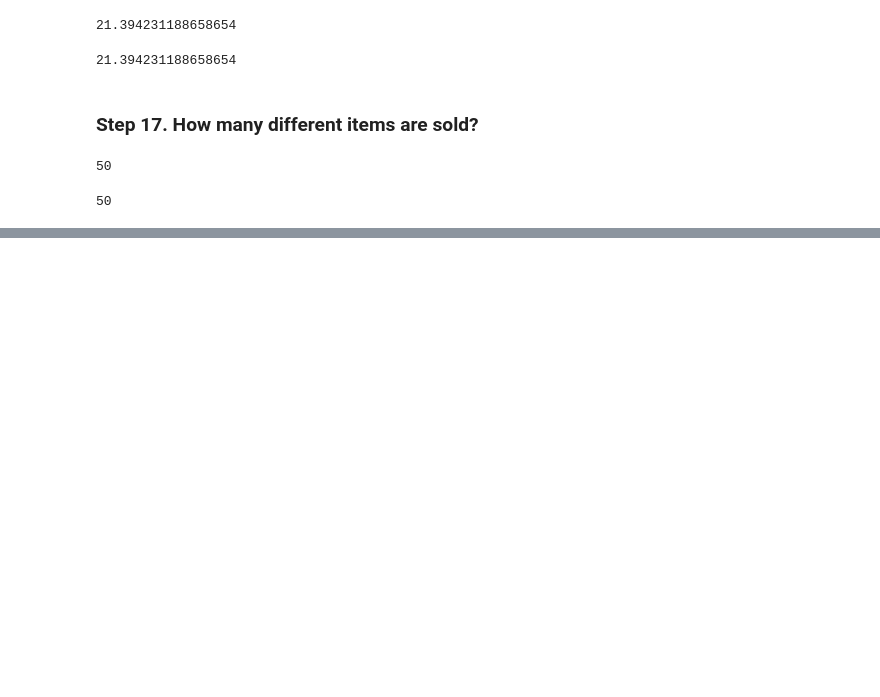
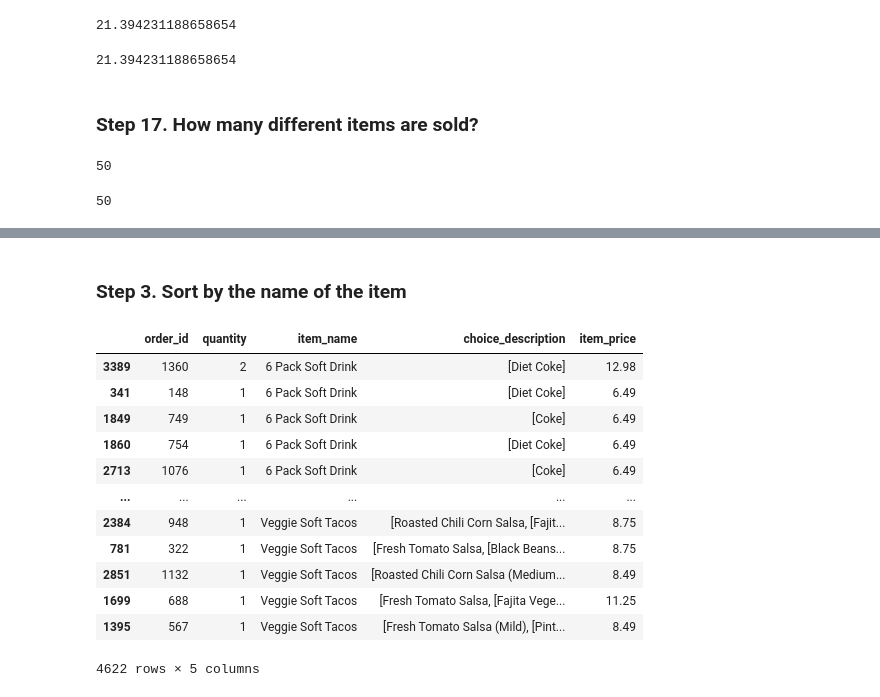
Before and after one commit to alexschillingfhnw/daw, a Jupyter notebook: Chipotle.ipynb, the cells around one changed output, grey strips where cells are left out. Drawn from its saved outputs; the diff is of its cells as text; code cells hidden in the pictures; blank space fills up the shorter version.

```diff
--- a/Chipotle.ipynb
+++ b/Chipotle.ipynb
@@ -222,0 +229,18 @@ chipo.item_name.value_counts().count()
+# %%
+url = 'https://raw.githubusercontent.com/justmarkham/DAT8/master/data/chipotle.tsv'
+chipo = pd.read_csv(url, sep='\t')
+
+# convert prices to float
+prices = [float(price[1:]) for price in chipo['item_price']]
+
+# reassign the column with the cleaned prices
+chipo.item_price = prices
+
+# remove duplicate item names and descriptions
+chipo_filtered = chipo.drop_duplicates(['item_name', 'quantity'])
+
+# select only the products with quantity equals to 1
+chipo_single = chipo_filtered[chipo_filtered.quantity == 1]
+
+# amount of products over 10
+chipo_single.loc[chipo_single['item_price'] > 10.00].item_price.count()
@@ -222,0 +273,18 @@ chipo.item_name.value_counts().count()
+# %% [markdown]
+### Step 3. Sort by the name of the item
+# %%
+chipo.sort_values('item_name')
+# %% [output]
+|  | order_id | quantity | item_name | choice_description | item_price |
+| 3389 | 1360 | 2 | 6 Pack Soft Drink | [Diet Coke] | 12.98 |
+| 341 | 148 | 1 | 6 Pack Soft Drink | [Diet Coke] | 6.49 |
+| 1849 | 749 | 1 | 6 Pack Soft Drink | [Coke] | 6.49 |
+| 1860 | 754 | 1 | 6 Pack Soft Drink | [Diet Coke] | 6.49 |
+| 2713 | 1076 | 1 | 6 Pack Soft Drink | [Coke] | 6.49 |
+| ... | ... | ... | ... | ... | ... |
+| 2384 | 948 | 1 | Veggie Soft Tacos | [Roasted Chili Corn Salsa, [Fajit... | 8.75 |
+| 781 | 322 | 1 | Veggie Soft Tacos | [Fresh Tomato Salsa, [Black Beans... | 8.75 |
+| 2851 | 1132 | 1 | Veggie Soft Tacos | [Roasted Chili Corn Salsa (Medium... | 8.49 |
+| 1699 | 688 | 1 | Veggie Soft Tacos | [Fresh Tomato Salsa, [Fajita Vege... | 11.25 |
+| 1395 | 567 | 1 | Veggie Soft Tacos | [Fresh Tomato Salsa (Mild), [Pint... | 8.49 |
+4622 rows × 5 columns
```
Also changed, not shown: parts of 12 cells of this notebook.
